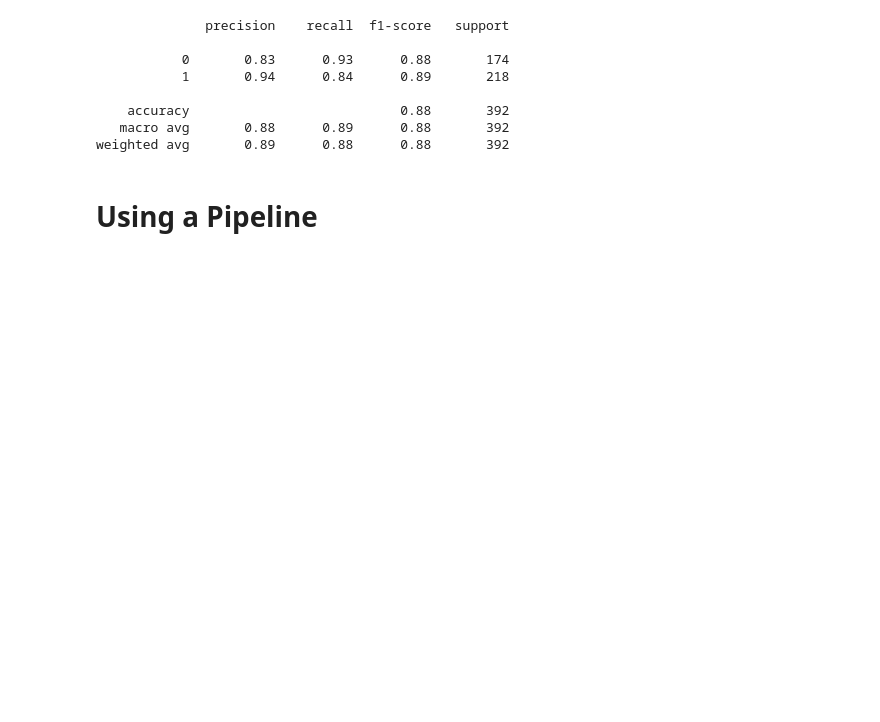
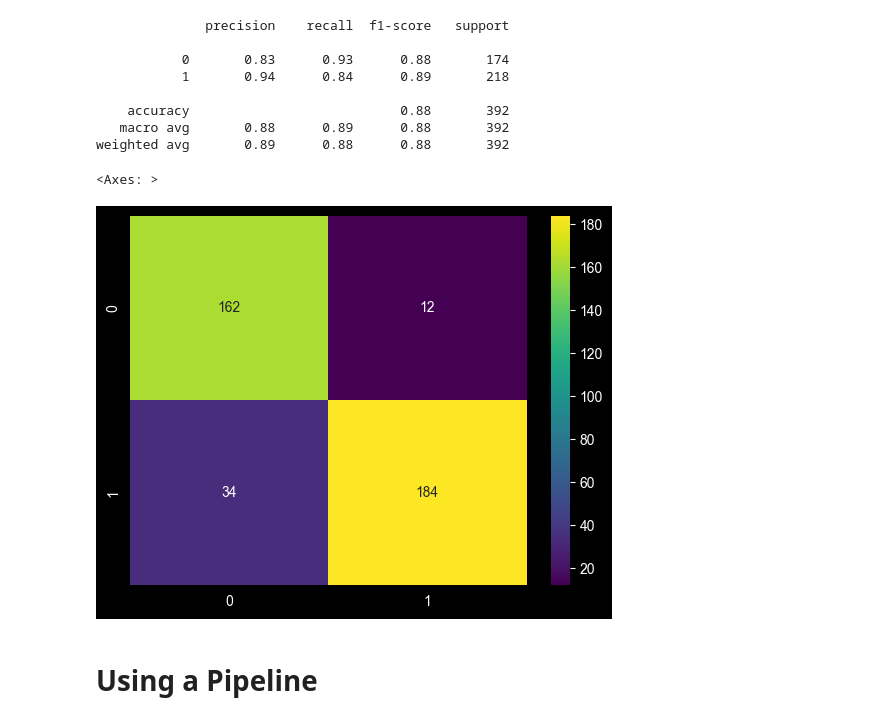
Before and after one commit to kanishkay/Youtube_Spam_Collection_NLP, a Jupyter notebook: Youtube_Spam_Collection.ipynb, the cells around one changed output. Saved outputs shown, nothing was run; the diff lists cells and outputs as text; code cells hidden in the pictures; blank space fills up the shorter version.

```diff
--- a/Youtube_Spam_Collection.ipynb
+++ b/Youtube_Spam_Collection.ipynb
@@ -4,8 +5,10 @@ import numpy as np
 import seaborn as sns
 import matplotlib.pyplot as plt
 # %%
+# List of YouTube comment files to load
 filenames = ['YoutubeSpamCollection/Youtube01-Psy.csv',
              'YoutubeSpamCollection/Youtube02-KatyPerry.csv',
              'YoutubeSpamCollection/Youtube03-LMFAO.csv',
-             'YoutubeSpamCollection/Youtube04-Eminem.csv', 'YoutubeSpamCollection/Youtube05-Shakira.csv']
+             'YoutubeSpamCollection/Youtube04-Eminem.csv',
+             'YoutubeSpamCollection/Youtube05-Shakira.csv']
 # %%
@@ -140,7 +147,8 @@ preds = nb.predict(X_test)
 # %%
 from sklearn.metrics import classification_report, confusion_matrix
 # %%
-print(confusion_matrix(y_test,preds))
+cm=confusion_matrix(y_test,preds)
+print(cm)
 # %% [output]
 [[162  12]
  [ 34 184]]
@@ -155,6 +164,11 @@ print(classification_report(y_test,preds))
     accuracy                           0.88       392
    macro avg       0.88      0.89      0.88       392
 weighted avg       0.89      0.88      0.88       392
+# %%
+sns.heatmap(cm, annot=True,fmt='g', cmap='viridis')
+# %% [output]
+<Axes: >
+[figure, added]
 # %% [markdown]
 # Using a Pipeline
 # %%
```
Also changed, not shown: parts of 9 cells of this notebook.
